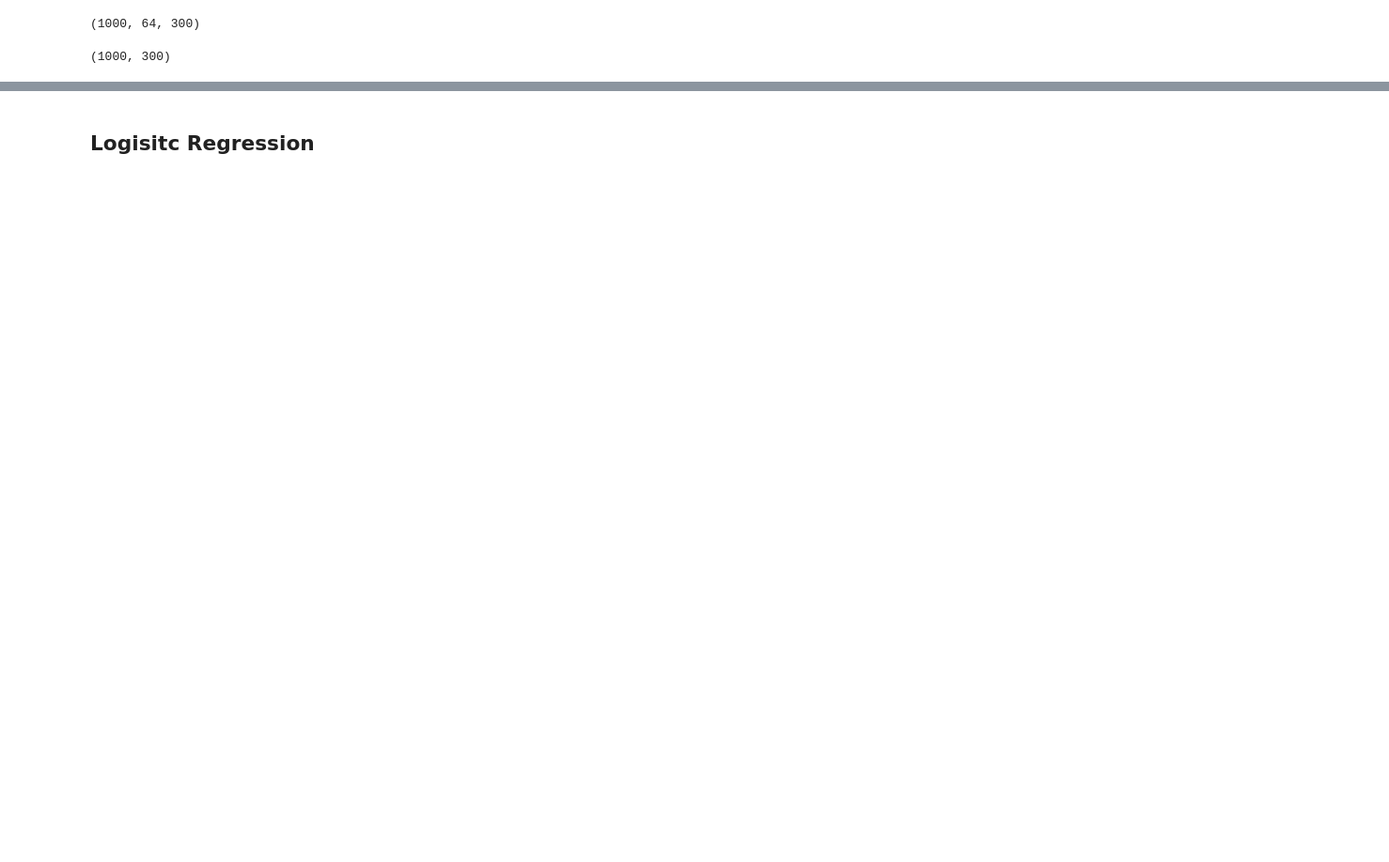
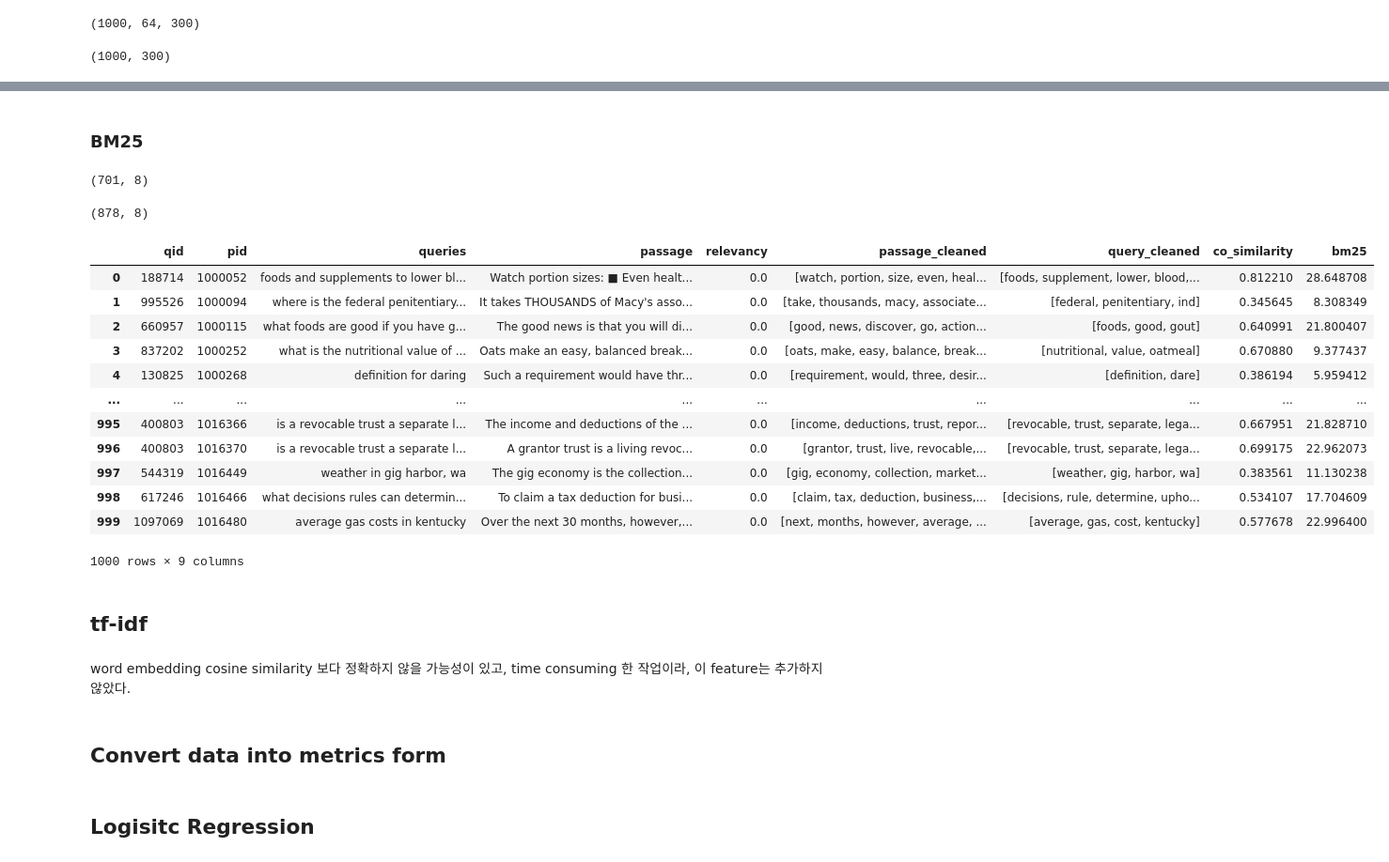
Before and after one commit to Minjae97/IR_CW2, a Jupyter notebook: Subtask1&2&3.ipynb, the cells around one changed output, grey strips where cells are left out. Shown at 94% size. Drawn from its saved outputs; the diff is of its cells as text; code cells hidden in the pictures; blank space fills up the shorter version.

```diff
--- a/Subtask1&2&3.ipynb
+++ b/Subtask1&2&3.ipynb
@@ -553,0 +570,2 @@ y_train_val = validation_data.relevancy.values
+# %% [markdown]
+### BM25
@@ -553,0 +575,8 @@ y_train_val = validation_data.relevancy.values
+# %%
+train_data_no_dup_passages.shape
+validation_data_no_dup_passages.shape
+N_train = train_data_no_dup_passages.shape[0]
+N_val = validation_data_no_dup_passages.shape[0]
+# %% [output]
+(701, 8)
+(878, 8)
@@ -553,0 +594,39 @@ y_train_val = validation_data.relevancy.values
+# %%
+from math import log
+
+k1 = 1.2
+k2 = 100
+b = 0.75
+R = 0
+r = 0
+# N = len(validation_data_no_dup_passages)
+
+def K_cal(dl, avdl):
+    return k1 * ((1-b) + b * (float(dl)/float(avdl)) )
+
+
+def BM25_cal_for_preprocessed_words(query_tokens, passage_tokens, N, avdl):
+    query_length = len(query_tokens)
+    query_token_freq_dict = nltk.FreqDist(query_tokens)
+    passage_token_freq_dict = nltk.FreqDist(passage_tokens)
+    dl = len(passage_tokens)
+    K = K_cal(dl, avdl)
+    score = 0
+    for token in query_tokens:
+        try:
+            n = len(inverted_index[token])
+        except:
+            n = 0
+        f = passage_token_freq_dict[token]
+        qf = query_token_freq_dict[token]
+        first_term = log( ( (r + 0.5) / (R - r + 0.5) ) / ( (n - r + 0.5) / (N - n - R + r + 0.5)) )
+        second_term = ((k1 + 1) * f) / (K + f)
+        third_term = ((k2+1) * qf) / (k2 + qf)
+        score += first_term * second_term * third_term
+    return score
+# %%
+for idx, row in train_data.iterrows():
+    query_cleaned = row['query_cleaned']
+    passage_cleaned = row['passage_cleaned']
+    bm25_score = BM25_cal_for_preprocessed_words(query_cleaned, passage_cleaned, N_train, avdl_train)
+    x_train[idx][1] = bm25_score
@@ -553,0 +639,21 @@ y_train_val = validation_data.relevancy.values
+# %%
+train_data['bm25'] = x_train[:,1]
+validation_data['bm25'] = x_val[:,1]
+# %%
+train_data
+# %% [output]
+|  | qid | pid | queries | passage | relevancy | passage_cleaned | query_cleaned | co_similarity | bm25 |
+| 0 | 188714 | 1000052 | foods and supplements to lower bl... | Watch portion sizes: ■ Even healt... | 0.0 | [watch, portion, size, even, heal... | [foods, supplement, lower, blood,... | 0.812210 | 28.648708 |
+| 1 | 995526 | 1000094 | where is the federal penitentiary... | It takes THOUSANDS of Macy's asso... | 0.0 | [take, thousands, macy, associate... | [federal, penitentiary, ind] | 0.345645 | 8.308349 |
+| 2 | 660957 | 1000115 | what foods are good if you have g... | The good news is that you will di... | 0.0 | [good, news, discover, go, action... | [foods, good, gout] | 0.640991 | 21.800407 |
+| 3 | 837202 | 1000252 | what is the nutritional value of ... | Oats make an easy, balanced break... | 0.0 | [oats, make, easy, balance, break... | [nutritional, value, oatmeal] | 0.670880 | 9.377437 |
+| 4 | 130825 | 1000268 | definition for daring | Such a requirement would have thr... | 0.0 | [requirement, would, three, desir... | [definition, dare] | 0.386194 | 5.959412 |
+| ... | ... | ... | ... | ... | ... | ... | ... | ... | ... |
+| 995 | 400803 | 1016366 | is a revocable trust a separate l... | The income and deductions of the ... | 0.0 | [income, deductions, trust, repor... | [revocable, trust, separate, lega... | 0.667951 | 21.828710 |
+| 996 | 400803 | 1016370 | is a revocable trust a separate l... | A grantor trust is a living revoc... | 0.0 | [grantor, trust, live, revocable,... | [revocable, trust, separate, lega... | 0.699175 | 22.962073 |
+| 997 | 544319 | 1016449 | weather in gig harbor, wa | The gig economy is the collection... | 0.0 | [gig, economy, collection, market... | [weather, gig, harbor, wa] | 0.383561 | 11.130238 |
+| 998 | 617246 | 1016466 | what decisions rules can determin... | To claim a tax deduction for busi... | 0.0 | [claim, tax, deduction, business,... | [decisions, rule, determine, upho... | 0.534107 | 17.704609 |
+| 999 | 1097069 | 1016480 | average gas costs in kentucky | Over the next 30 months, however,... | 0.0 | [next, months, however, average, ... | [average, gas, cost, kentucky] | 0.577678 | 22.996400 |
+1000 rows × 9 columns
+# %% [markdown]
+## tf-idf
@@ -553,0 +662,4 @@ y_train_val = validation_data.relevancy.values
+# %% [markdown]
+word embedding cosine similarity 보다 정확하지 않을 가능성이 있고, time consuming 한 작업이라, 이 feature는 추가하지 않았다.
+# %% [markdown]
+## Convert data into metrics form
```
Also changed, not shown: parts of 96 cells of this notebook, 2 other files.
